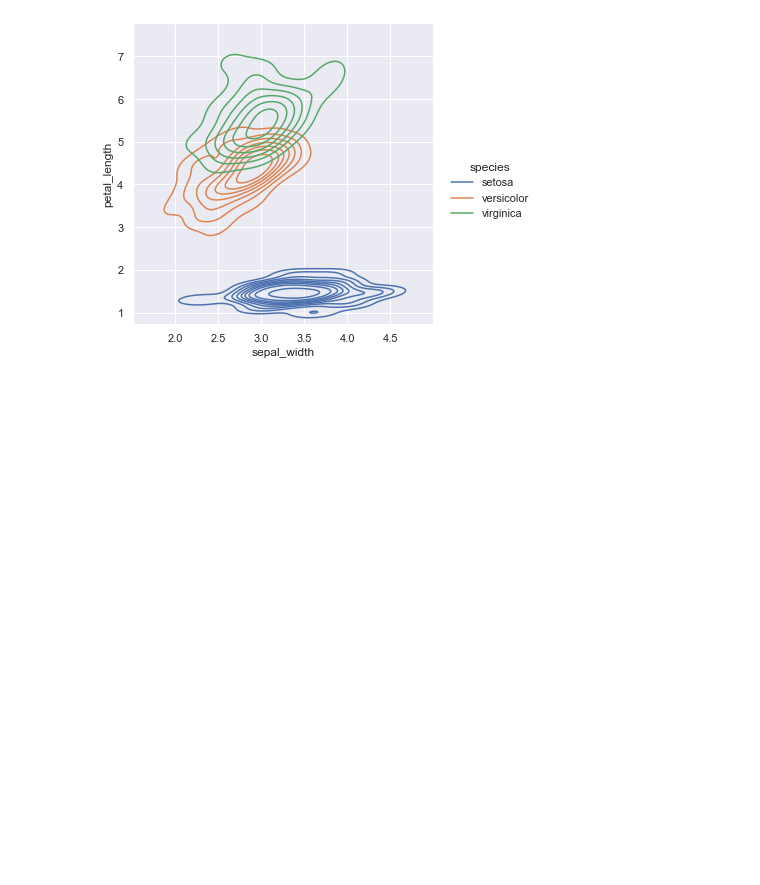
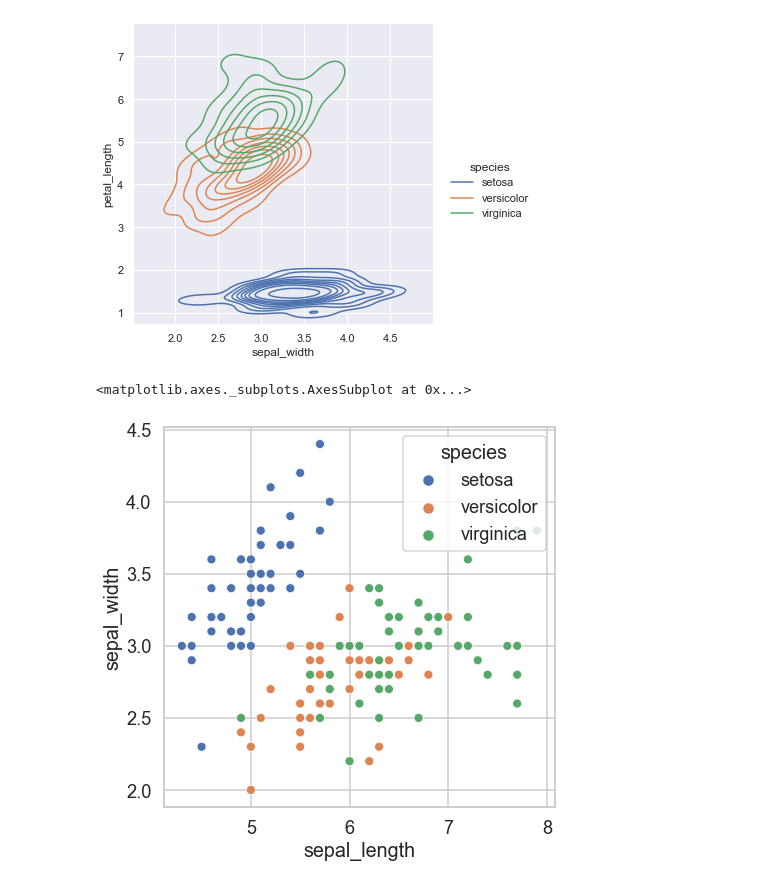
Before and after one commit to SuminBae97/Visualization, a Jupyter notebook: Iris_data_visualization.ipynb, the cells around one changed output. Drawn from its saved outputs; the diff is of its cells as text; code cells hidden in the pictures; blank space fills up the shorter version.

```diff
--- a/Iris_data_visualization.ipynb
+++ b/Iris_data_visualization.ipynb
@@ -50,3 +50,10 @@ sns.displot(data=iris,x='sepal_width',y='petal_length',hue='species',kind='kde')
 # %% [output]
 <seaborn.axisgrid.FacetGrid at 0x...>
 [figure]
+# %%
+sns.set_style("whitegrid")
+plt.figure(figsize=(7,7))
+sns.scatterplot(iris.sepal_length , iris.sepal_width ,data=iris,hue='species')
+# %% [output]
+<matplotlib.axes._subplots.AxesSubplot at 0x...>
+[figure, added]
```
Also changed, not shown: parts of 1 cell of this notebook.
